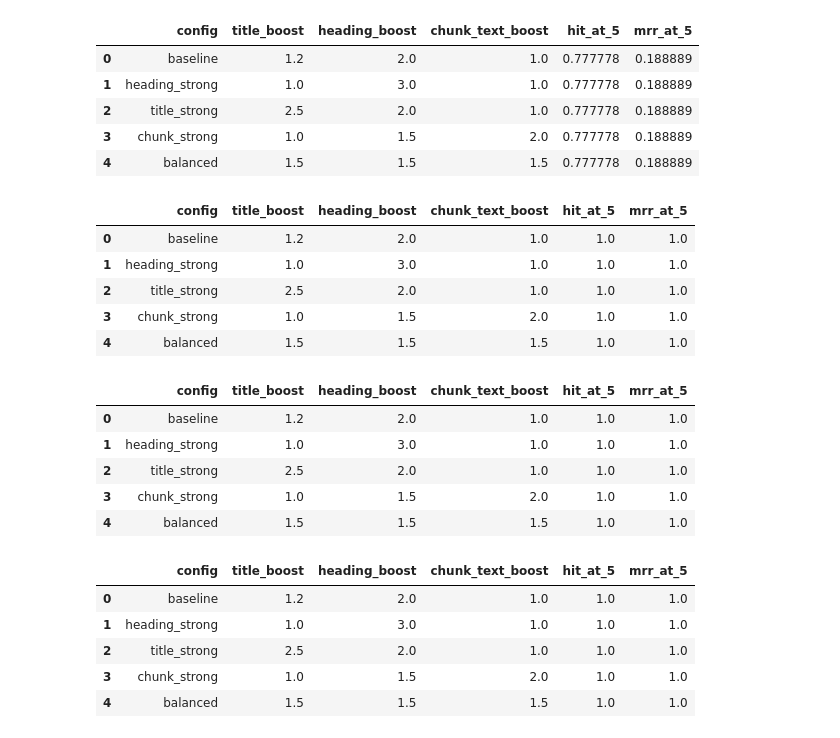
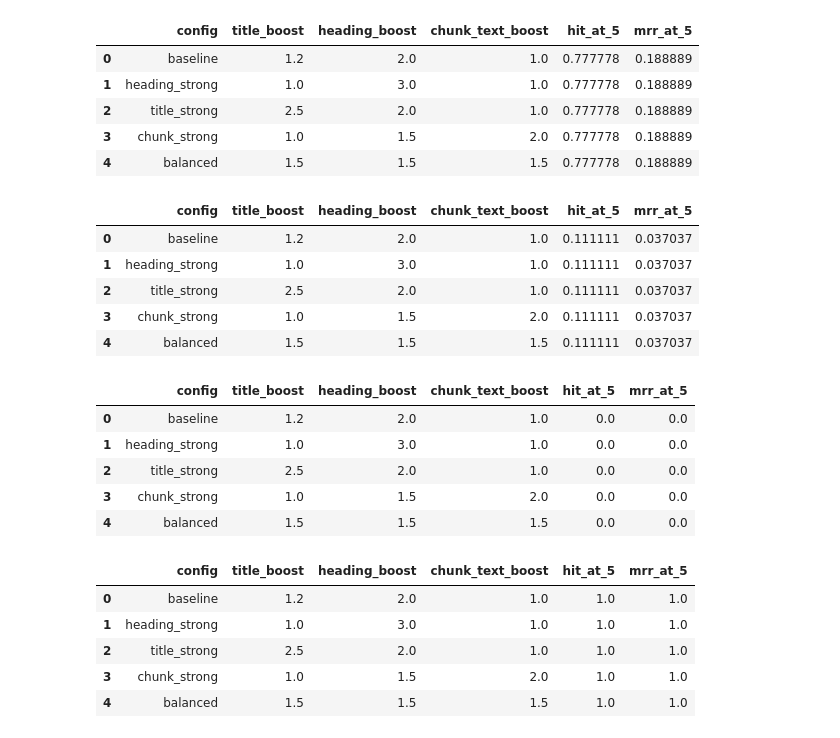
Before and after one commit to btomaszewicz/llm-zoomcamp-capstone-project, a Jupyter notebook: notebooks/04_evaluate_retrieval_prompt_routing.ipynb, the cells around one changed output. Cells and saved outputs as stored; diff of their text form; code cells hidden in the pictures.

```diff
--- a/notebooks/04_evaluate_retrieval_prompt_routing.ipynb
+++ b/notebooks/04_evaluate_retrieval_prompt_routing.ipynb
@@ -662,66 +659,42 @@ display(boost_eval_df)
 | 3 | chunk_strong | 1.0 | 1.5 | 2.0 | 0.777778 | 0.188889 |
 | 4 | balanced | 1.5 | 1.5 | 1.5 | 0.777778 | 0.188889 |
 # %%
-# po_gold = patient_overview_gold[
-#     patient_overview_gold["question_type"] == "patient_overview"
-# ]
-
-po_gold = conditions_gold[
+cond_gold = conditions_gold[
     conditions_gold["question_type"] == "conditions"
 ]
-
-# po_gold = medications_gold[
-#     medications_gold["question_type"] == "medications"
-# ]
-
-# po_gold = oncology_timeline_gold[
-#     oncology_timeline_gold["question_type"] == "oncology_timeline"
-# ]
 
 results_boost_search = []
 
 for cfg in boost_configs:
-    hr, mrr = eval_lexical_with_boost(po_gold, cfg["boost"], k=5)
+    hr, mrr = eval_lexical_with_boost(cond_gold, cfg["boost"], k=5)
     results_boost_search.append({
         "config": cfg["name"],
         "title_boost": cfg["boost"]["title"],
         "heading_boost": cfg["boost"]["heading"],
         "chunk_text_boost": cfg["boost"]["chunk_text"],
         "hit_at_5": hr,
         "mrr_at_5": mrr,
     })
 
 import pandas as pd
 boost_eval_df = pd.DataFrame(results_boost_search)
 display(boost_eval_df)
 # %% [output]
 |  | config | title_boost | heading_boost | chunk_text_boost | hit_at_5 | mrr_at_5 |
-| 0 | baseline | 1.2 | 2.0 | 1.0 | 1.0 | 1.0 |
-| 1 | heading_strong | 1.0 | 3.0 | 1.0 | 1.0 | 1.0 |
-| 2 | title_strong | 2.5 | 2.0 | 1.0 | 1.0 | 1.0 |
-| 3 | chunk_strong | 1.0 | 1.5 | 2.0 | 1.0 | 1.0 |
-| 4 | balanced | 1.5 | 1.5 | 1.5 | 1.0 | 1.0 |
+| 0 | baseline | 1.2 | 2.0 | 1.0 | 0.111111 | 0.037037 |
+| 1 | heading_strong | 1.0 | 3.0 | 1.0 | 0.111111 | 0.037037 |
+| 2 | title_strong | 2.5 | 2.0 | 1.0 | 0.111111 | 0.037037 |
+| 3 | chunk_strong | 1.0 | 1.5 | 2.0 | 0.111111 | 0.037037 |
+| 4 | balanced | 1.5 | 1.5 | 1.5 | 0.111111 | 0.037037 |
 # %%
-# po_gold = patient_overview_gold[
-#     patient_overview_gold["question_type"] == "patient_overview"
-# ]
-
-# po_gold = conditions_gold[
-#     conditions_gold["question_type"] == "conditions"
-# ]
-
-po_gold = medications_gold[
+med_gold = medications_gold[
     medications_gold["question_type"] == "medications"
 ]
-
-# po_gold = oncology_timeline_gold[
-#     oncology_timeline_gold["question_type"] == "oncology_timeline"
-# ]
 
 results_boost_search = []
 
 for cfg in boost_configs:
-    hr, mrr = eval_lexical_with_boost(po_gold, cfg["boost"], k=5)
+    hr, mrr = eval_lexical_with_boost(med_gold, cfg["boost"], k=5)
     results_boost_search.append({
         "config": cfg["name"],
         "title_boost": cfg["boost"]["title"],
@@ -736,9 +709,9 @@ boost_eval_df = pd.DataFrame(results_boost_search)
 display(boost_eval_df)
 # %% [output]
 |  | config | title_boost | heading_boost | chunk_text_boost | hit_at_5 | mrr_at_5 |
-| 0 | baseline | 1.2 | 2.0 | 1.0 | 1.0 | 1.0 |
-| 1 | heading_strong | 1.0 | 3.0 | 1.0 | 1.0 | 1.0 |
-| 2 | title_strong | 2.5 | 2.0 | 1.0 | 1.0 | 1.0 |
-| 3 | chunk_strong | 1.0 | 1.5 | 2.0 | 1.0 | 1.0 |
-| 4 | balanced | 1.5 | 1.5 | 1.5 | 1.0 | 1.0 |
+| 0 | baseline | 1.2 | 2.0 | 1.0 | 0.0 | 0.0 |
+| 1 | heading_strong | 1.0 | 3.0 | 1.0 | 0.0 | 0.0 |
+| 2 | title_strong | 2.5 | 2.0 | 1.0 | 0.0 | 0.0 |
+| 3 | chunk_strong | 1.0 | 1.5 | 2.0 | 0.0 | 0.0 |
+| 4 | balanced | 1.5 | 1.5 | 1.5 | 0.0 | 0.0 |
 # %%
```
Also changed, not shown: parts of 20 cells of this notebook.
